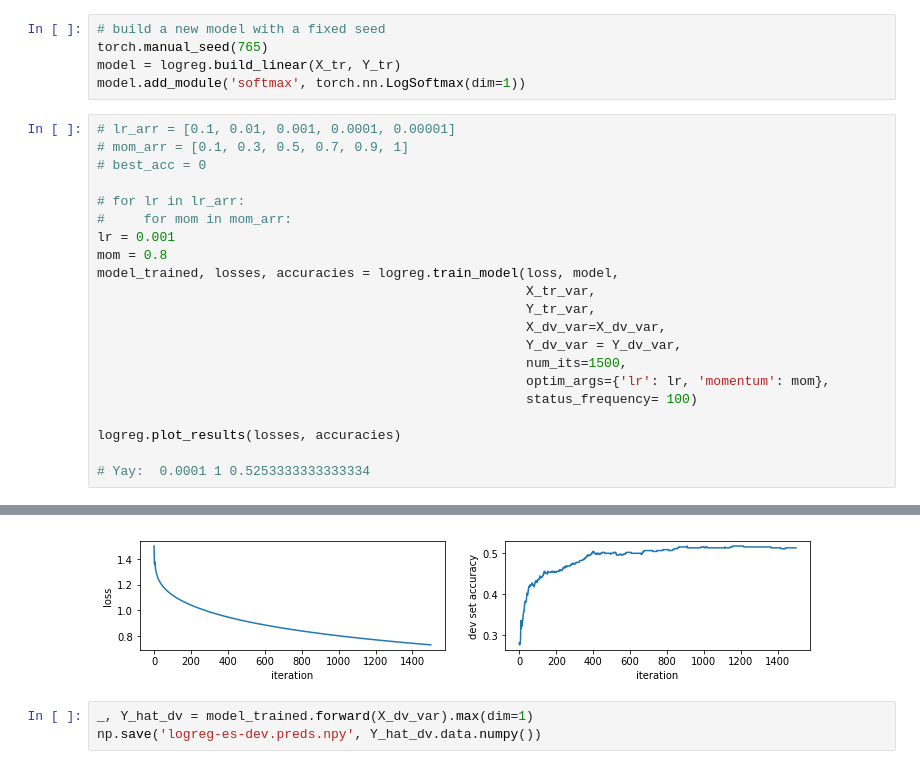
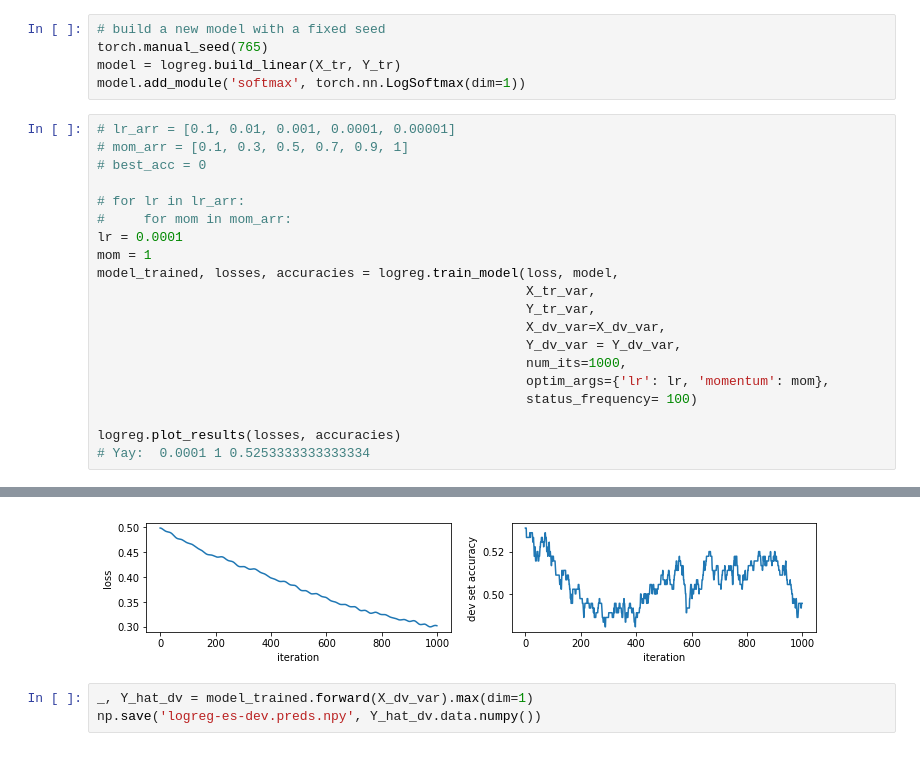
Before and after one commit to tanmaybinaykiya/CS-7650-Natural-Language, a Jupyter notebook: Problem-Set-1/pset1.ipynb, the cells around one changed output, grey strips where cells are left out. Saved outputs shown, nothing was run; the diff lists cells and outputs as text.

```diff
--- a/Problem-Set-1/pset1.ipynb
+++ b/Problem-Set-1/pset1.ipynb
@@ -760,18 +773,17 @@ model.add_module('softmax', torch.nn.LogSoftmax(dim=1))
 
 # for lr in lr_arr:
 #     for mom in mom_arr:
-lr = 0.001
-mom = 0.8
+lr = 0.0001
+mom = 1
 model_trained, losses, accuracies = logreg.train_model(loss, model,
                                                        X_tr_var,
                                                        Y_tr_var,
                                                        X_dv_var=X_dv_var,
                                                        Y_dv_var = Y_dv_var,
-                                                       num_its=1500,
+                                                       num_its=1000,
                                                        optim_args={'lr': lr, 'momentum': mom},
                                                        status_frequency= 100)
 
 logreg.plot_results(losses, accuracies)
-
 # Yay:  0.0001 1 0.5253333333333334
 # %% [output]
@@ -793,4 +800,4 @@ Epoch 1401: Dev Accuracy: 0.5133333333333333
-[figure, old version]
+[figure, new version]
 # %%
 _, Y_hat_dv = model_trained.forward(X_dv_var).max(dim=1)
 np.save('logreg-es-dev.preds.npy', Y_hat_dv.data.numpy())
```
Also changed, not shown: parts of 27 cells of this notebook, 27 other files.
